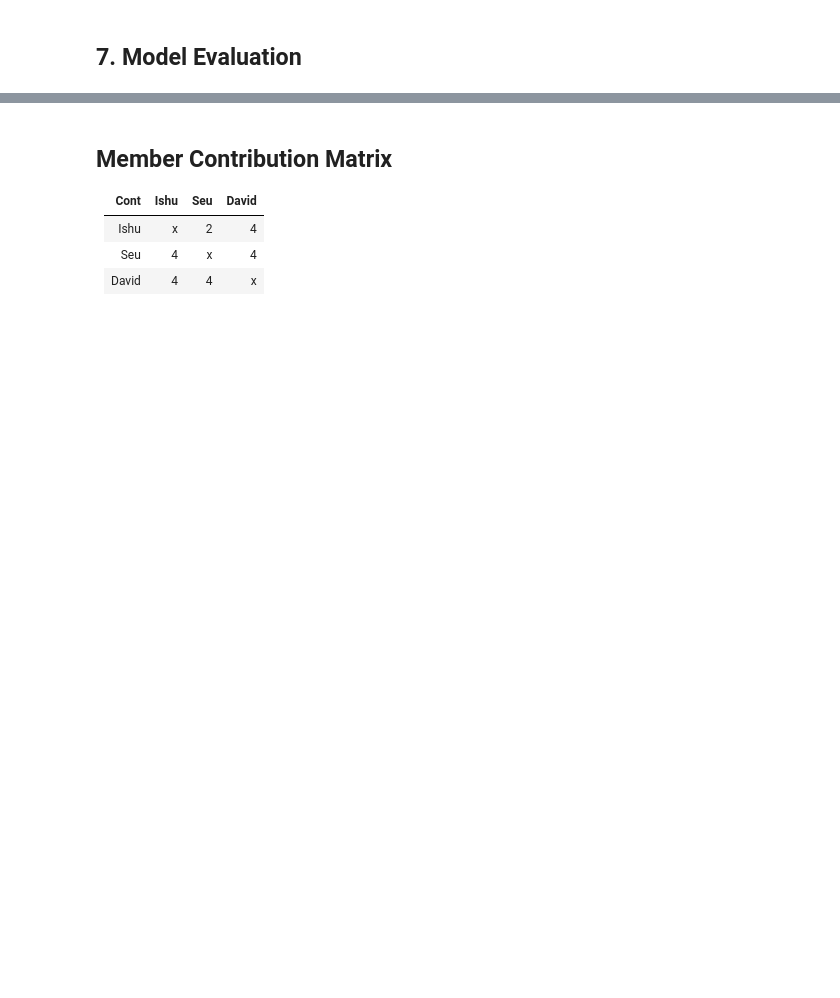
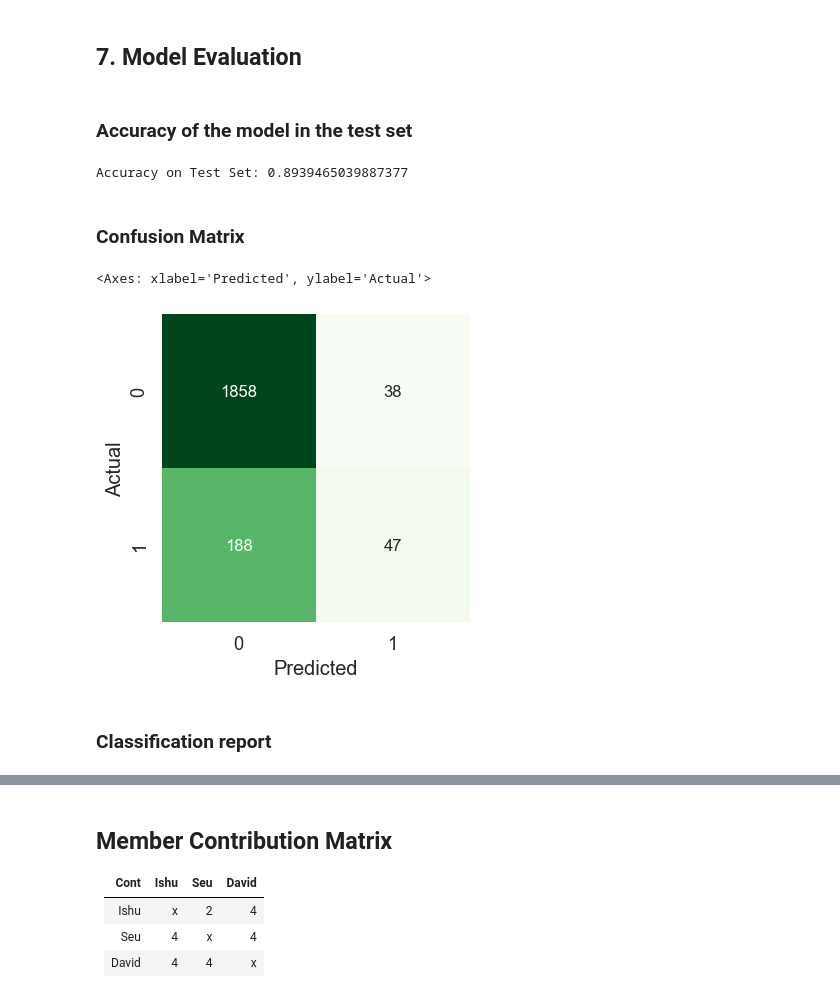
Before and after one commit to dssalaza/MLMaverickProject, a Jupyter notebook: Project_2.ipynb, the cells around one changed output, grey strips where cells are left out. Saved outputs shown, nothing was run; the diff lists cells and outputs as text; code cells hidden in the pictures; blank space fills up the shorter version.

Commit message:
Added  7 Model Evaluation

```diff
--- a/Project_2.ipynb
+++ b/Project_2.ipynb
@@ -432,3 +432,38 @@ Number of features for first Try - 6
 Number of features for Second Try -5
 # %% [markdown]
 ## 7. Model Evaluation
+# %% [markdown]
+### Accuracy of the model in the test set
+# %%
+rf_classifier.fit(X_train_f2, y_train_f2)
+acc_test_set = rf_classifier.score(X_test_f2, y_test_f2)
+
+print('Accuracy on Test Set:', acc_test_set)
+# %% [output]
+Accuracy on Test Set: 0.8939465039887377
+# %% [markdown]
+### Confusion Matrix
+# %%
+from sklearn.metrics import confusion_matrix
+
+Y_pred = rf_classifier.predict(X_test_f2)
+
+conf_matrix = confusion_matrix(y_test_f2, Y_pred)
+# %%
+#Generate seaborn heatmap for the confusion matrix
+import matplotlib.pyplot as plt
+import seaborn as sns
+import numpy as np
+
+df_cm = pd.DataFrame(conf_matrix, columns=np.unique(y_test_f2), index = np.unique(y_test_f2))
+df_cm.index.name = 'Actual'
+df_cm.columns.name = 'Predicted'
+plt.figure(figsize = (4,4))
+sns.set(font_scale=1.2)#for label size
+sns.heatmap(df_cm, annot=True,annot_kws={"size": 12}, cbar=False,
+          vmax=300, square=True, fmt="d", cmap="Greens")
+# %% [output]
+<Axes: xlabel='Predicted', ylabel='Actual'>
+[figure, added]
+# %% [markdown]
+### Classification report
```
Also changed, not shown: parts of 11 cells of this notebook.
